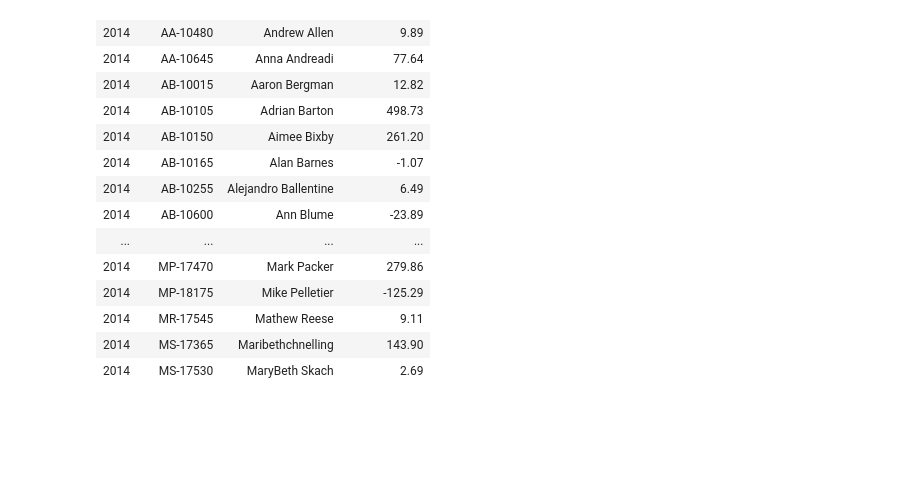
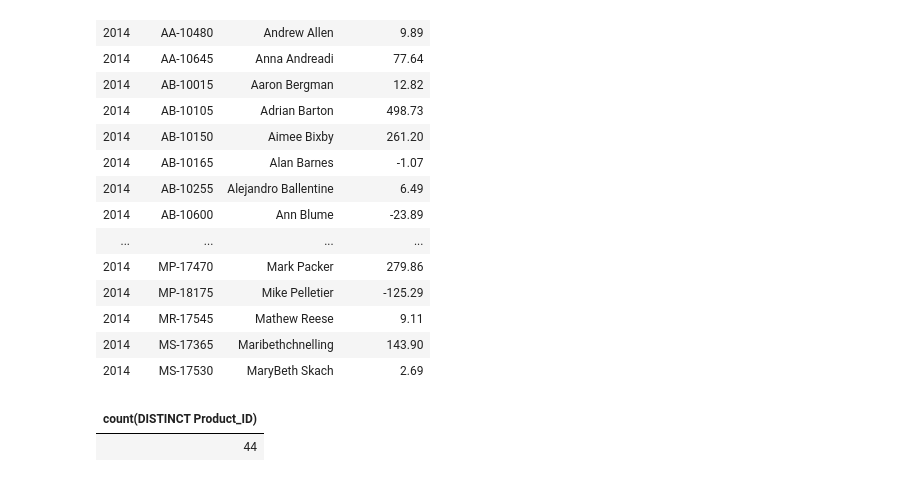
Before and after one commit to Krishanu5000/PEI_Workshop, a Jupyter notebook: src/PEIworkshop.ipynb, the cells around one changed output. Cells and saved outputs as stored; diff of their text form; code cells hidden in the pictures; blank space fills up the shorter version.

```diff
--- a/src/PEIworkshop.ipynb
+++ b/src/PEIworkshop.ipynb
@@ -775,0 +806,10 @@ group by year(Order_Date),Customer_ID,Customer_Name order by year(Order_Date),Cu
+# %%
+%sql
+-- select * from enriched_order_with_cust_and_product where Category is null;
+--select * from enriched_order_with_cust_and_product where Customer_ID is null;
+
+select count(distinct Product_ID) from enriched_order_with_cust_and_product where Category is null; --44
+select * from raw_product_data where Product_ID = 'OFF-PA-10000349'
+# %% [output]
+| count(DISTINCT Product_ID) |
+| 44 |
```
Also changed, not shown: parts of 4 cells of this notebook.
